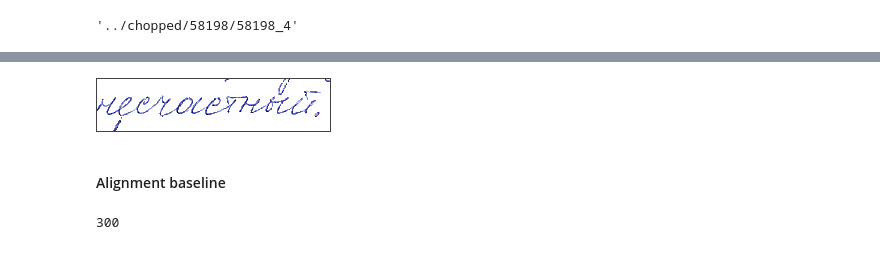
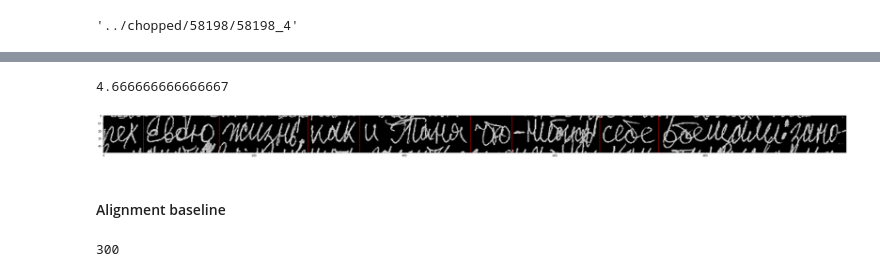
Before and after one commit to EmilNadimanov/disser, a Jupyter notebook: code/WordExtraction.ipynb, the cells around one changed output, grey strips where cells are left out. Saved outputs shown, nothing was run; the diff lists cells and outputs as text; code cells hidden in the pictures.

Commit message:
replaced old word extraction technique with a new better one

```diff
--- a/code/WordExtraction.ipynb
+++ b/code/WordExtraction.ipynb
@@ -24,12 +24,17 @@ work_path = WORK_PATHS[0]
 work_path
 # %% [output]
 '../chopped/58198/58198_4'
+# %%
+def take_notches(stripe_trimmed: np.array)-> 'List[int]':
+    """from all columns of an 2D np.array save those that contain zero significant pixels"""
+    notches_ = set()
+    for idx, col in enumerate(stripe_trimmed.T):
+        if np.sum(col) == 0:
+            notches_.add(idx)
+    return notches_
 # %%
 # how close should notches be to form a single group of "consecutive" empty lines
-NOTCHES_DIFF_THRESHOLD = 7
-# how many consecutive empty lines should there be so that we count it as a notch
-# We do not want to take a gap inside a word for a border between words
-MIN_GROUP_SIZE_TO_CONDENSE = 12
+NOTCHES_DIFF_THRESHOLD = 10
 
 def condense(notches) -> List[int]:
     condensed = []
@@ -41,9 +46,7 @@ def condense(notches) -> List[int]:
         elif notch - potential_group[-1] < NOTCHES_DIFF_THRESHOLD and notch != notches[-1]:
             potential_group.append(notch)
         else:
-            # condense a group to one notch
-            if potential_group[-1] - potential_group[0]  >= MIN_GROUP_SIZE_TO_CONDENSE:
-                condensed.append(int(avg(potential_group)))
+            condensed.append(int(avg(potential_group)))
             potential_group = []
     return condensed
 
@@ -302,0 +219,42 @@ def segment_line_into_words(line: Line):
+# %%
+"""CONDENSED NOTCHES DEMO"""
+h, w = line.bin_img.shape
+figure(figsize=(50, 50))
+
+minn, med, maxx = find_axis(line.bin_img, 50)
+
+_, trims = trim_bin(line.bin_img[minn:maxx], return_trims=True)
+upper_part = line.bin_img[:med, trims['l']:trims['r']]
+middle_part = line.bin_img[minn:maxx, trims['l']:trims['r']]
+lower_part = line.bin_img[med:, trims['l']:trims['r']]
+
+lower_part_notches = take_notches(lower_part)
+middle_part_notches = take_notches(middle_part)
+upper_part_notches = take_notches(upper_part)
+
+merged_notches = set()
+for notch in lower_part_notches | middle_part_notches | upper_part_notches:
+    in_up = notch in upper_part_notches
+    in_mid = notch in middle_part_notches
+    in_low =  notch in lower_part_notches
+    if in_up + in_mid + in_low >= 2:
+        merged_notches.add(notch)
+
+continuous_notches = groupc(merged_notches)
+empty_space_min_len = min(sum(map(len,continuous_notches)) / len(continuous_notches), 5)
+# filter out small spaces
+continuous_notches = list(filter(lambda x: len(x) > empty_space_min_len, continuous_notches))
+print(empty_space_min_len)
+
+flattened_notches = []
+for list_ in continuous_notches:
+    flattened_notches.extend(list_)
+condensed_notches = condense(flattened_notches)
+
+shown = line.bin_img[:,trims['l']:trims['r']]
+plt.imshow(shown, 'gray')
+for x in condensed_notches:
+    plt.axvline(x=x,color='red')
+# %% [output]
+4.666666666666667
+[figure, added]
@@ -323,8 +326,3 @@ extract_words()
-# %%
-from utils import add_margin
-add_margin(trim(segment_line_into_words(line)[1]),1,1,1,1,(66,66,66))
-# %% [output]
-[figure, removed]
 # %% [markdown]
 #### Alignment baseline
 # %%
```
Also changed, not shown: parts of 20 cells of this notebook.
